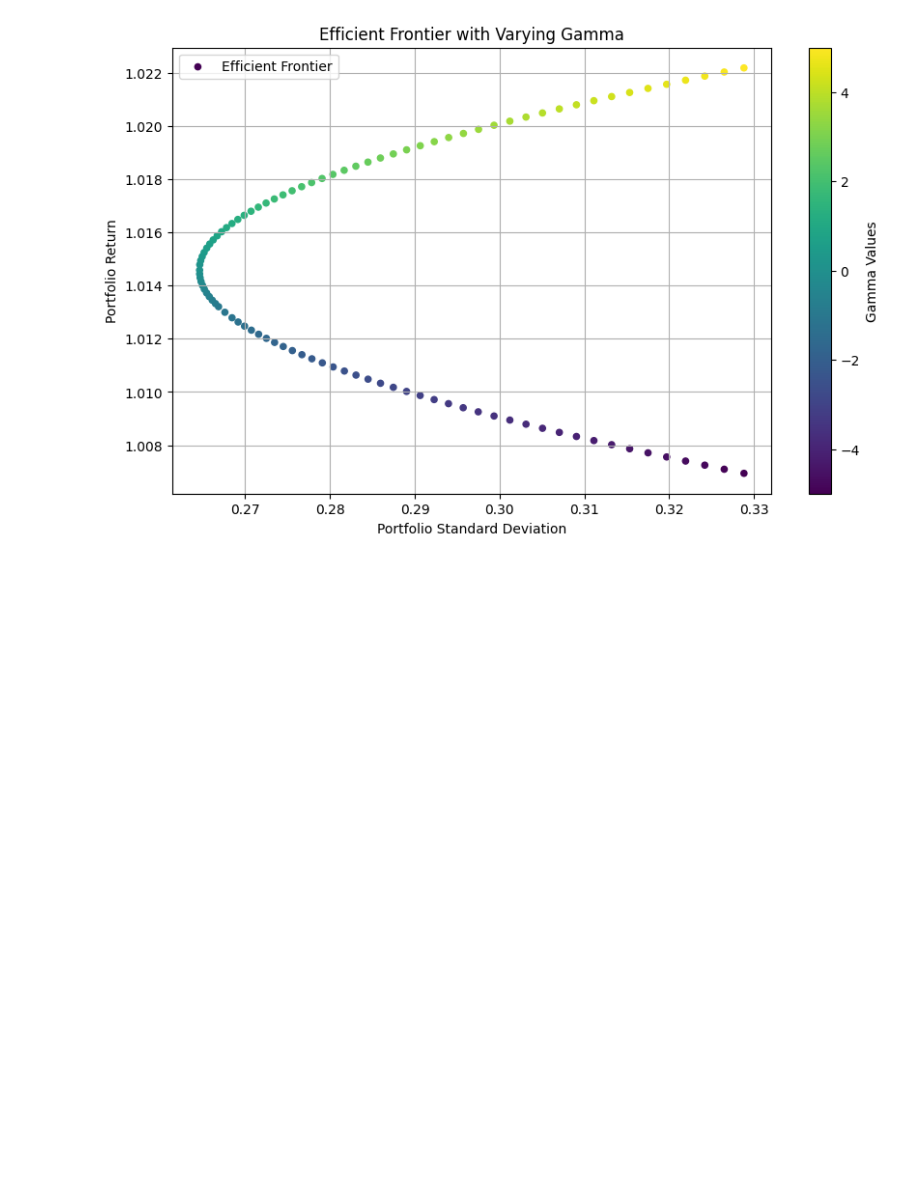
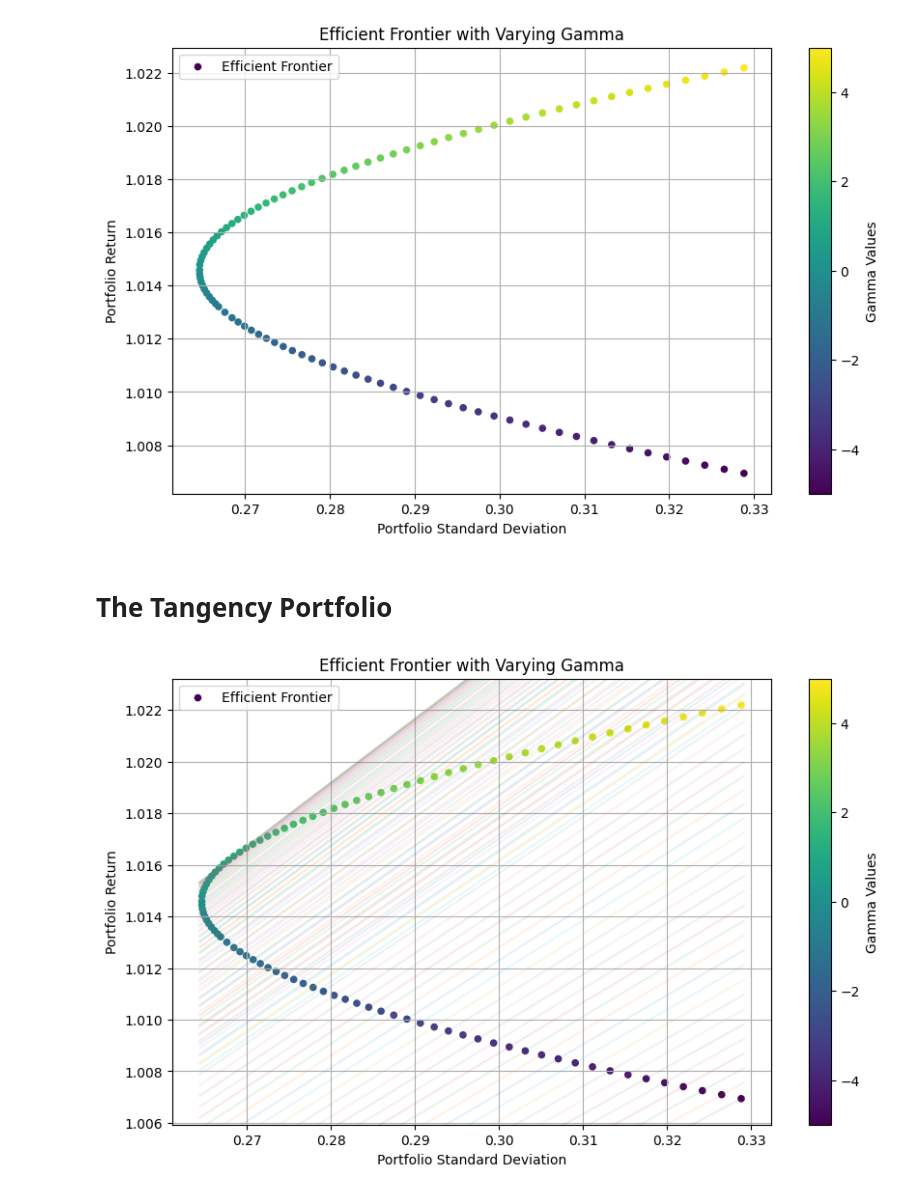
Before and after one commit to antoinedte/-Allocation_de_portefeuille_sous_contrainte_ESG, a Jupyter notebook: exploration/exploration_JPM_AAPL_BP.ipynb, the cells around one changed output. Saved outputs shown, nothing was run; the diff lists cells and outputs as text; code cells hidden in the pictures; blank space fills up the shorter version.

```diff
--- a/exploration/exploration_JPM_AAPL_BP.ipynb
+++ b/exploration/exploration_JPM_AAPL_BP.ipynb
@@ -277,7 +277,7 @@ cov_matrix = omega_hat
 
 # Define constraints
 constraints = ({'type': 'eq', 'fun': constraint_fully_invested}) # fully invested portfolio
-bounds = tuple((-1, 1) for asset in range(len(mean_returns))) # possession of asset in [-1, 1]
+bounds = [(-1, 1)]* N_ASSETS # possession of asset in [-1, 1]
 
 # Initialize weights
 initial_weights = np.ones(N_ASSETS) / N_ASSETS
@@ -311,6 +311,83 @@ plt.xlabel('Portfolio Standard Deviation')
 plt.ylabel('Portfolio Return')
 plt.legend()
 plt.grid(True)
+# plt.xlim())
 plt.show()
 # %% [output]
 [figure]
+# %% [markdown]
+# The Tangency Portfolio
+# %%
+# propostion of risk-free asset in the portfolio
+ALPHA = 0.1
+# risk-free rate
+RISK_FREE_RATE = 0.95
+# Set gamma values
+GAMMA_VALUES = np.linspace(-5, 5, 100)  # Inverse of the risk aversion parameter
+# %%
+import numpy as np
+from scipy.optimize import minimize
+
+N_ASSETS = 3
+
+# Calculate the mean returns and covariance matrix
+mean_returns = mu_hat
+cov_matrix = omega_hat
+
+# Define constraints
+constraints = ({'type': 'eq', 'fun': constraint_fully_invested}) # fully invested portfolio
+bounds = [(-1, 1)] * N_ASSETS # possession of asset in [-1, 1]
+
+# Initialize weights
+initial_weights = np.ones(N_ASSETS) / N_ASSETS
+
+# Lists to store results
+portfolio_returns = []
+portfolio_std_devs = []
+weights_gamma = []
+objective_values = []
+portfolio_returns_with_rf_rate = []
+portfolio_std_devs_with_rf_rate = []
+
+# Solve the problem for different values of gamma
+for gamma_val in GAMMA_VALUES:
+    result = minimize(objective, initial_weights, args=(gamma_val, mean_returns, cov_matrix),
+                      constraints=constraints, bounds=bounds)
+
+    # Save results
+    weights_gamma.append(list(result.x))
+    mu_x = np.dot(mean_returns, result.x)
+    portfolio_returns.append(mu_x)
+    portfolio_returns_with_rf_rate.append( (1-ALPHA) * RISK_FREE_RATE + ALPHA * mu_x) # Utile ?
+
+    sigma_x = np.sqrt(np.dot(result.x.T, np.dot(cov_matrix, result.x)))
+    portfolio_std_devs.append(sigma_x)
+    portfolio_std_devs_with_rf_rate.append( ALPHA * sigma_x )
+
+    objective_values.append(-result.fun)
+
+
+def market_line_for_sigma_y(mu_x, sigma_x, sigma_y, r=RISK_FREE_RATE):
+    mu_with_rf_rate = r + (mu_x - r) / sigma_x * sigma_y
+    return mu_with_rf_rate
+
+
+# Plot the efficient frontier
+plt.figure(figsize=(10, 6))
+plt.scatter(portfolio_std_devs, portfolio_returns, s=20, c=GAMMA_VALUES, cmap='viridis', label='Efficient Frontier')
+# plot the market lines
+for (mu_x, sigma_x) in zip(portfolio_returns_with_rf_rate, portfolio_std_devs_with_rf_rate):
+    sigma_y = np.linspace(min(portfolio_std_devs)*0.999, max(portfolio_std_devs)*1.001, 2)
+    mu_y = market_line_for_sigma_y(mu_x, sigma_x, sigma_y, r=RISK_FREE_RATE)
+    plt.plot(sigma_y, mu_y, alpha=0.1)
+
+plt.colorbar(label='Gamma Values')
+plt.title('Efficient Frontier with Varying Gamma')
+plt.xlabel('Portfolio Standard Deviation')
+plt.ylabel('Portfolio Return')
+plt.legend()
+plt.grid(True)
+plt.ylim((min(portfolio_returns)*0.999, max(portfolio_returns)*1.001))
+plt.show()
+# %% [output]
+[figure, added]
```
